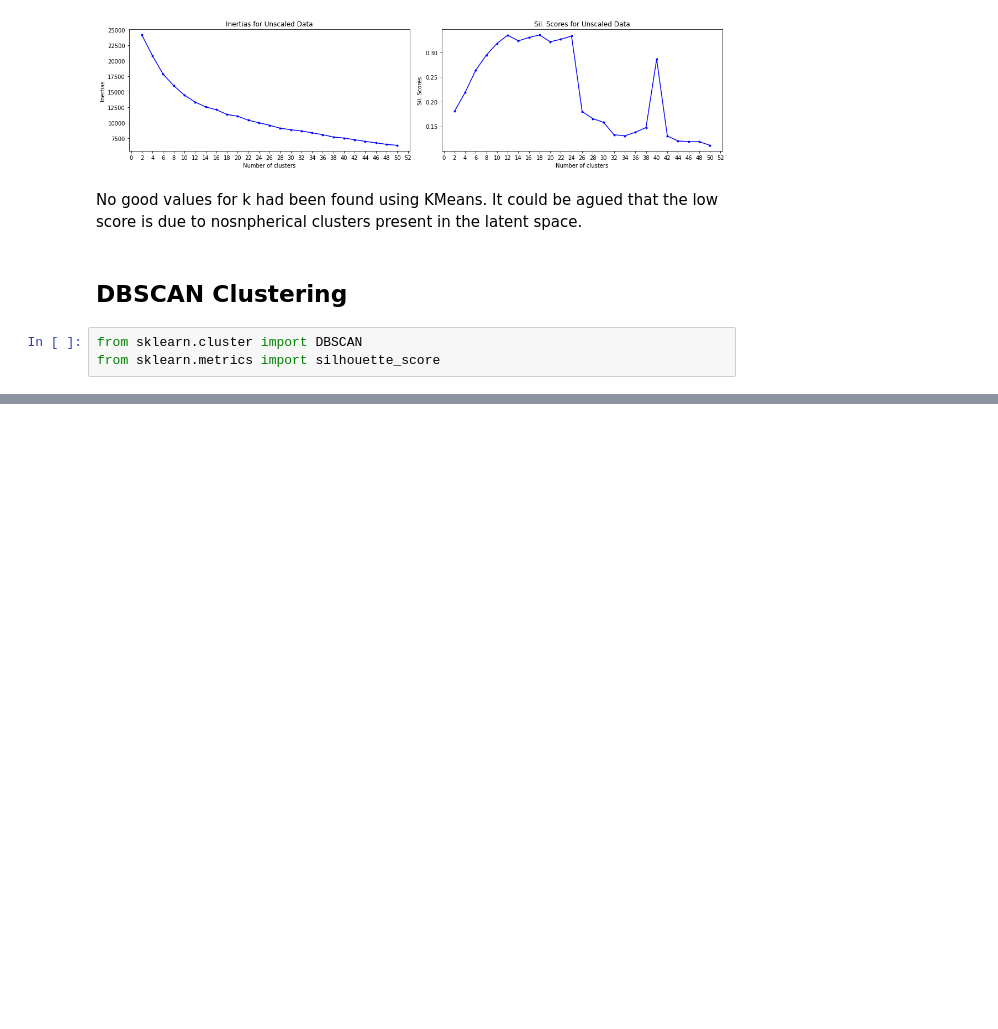
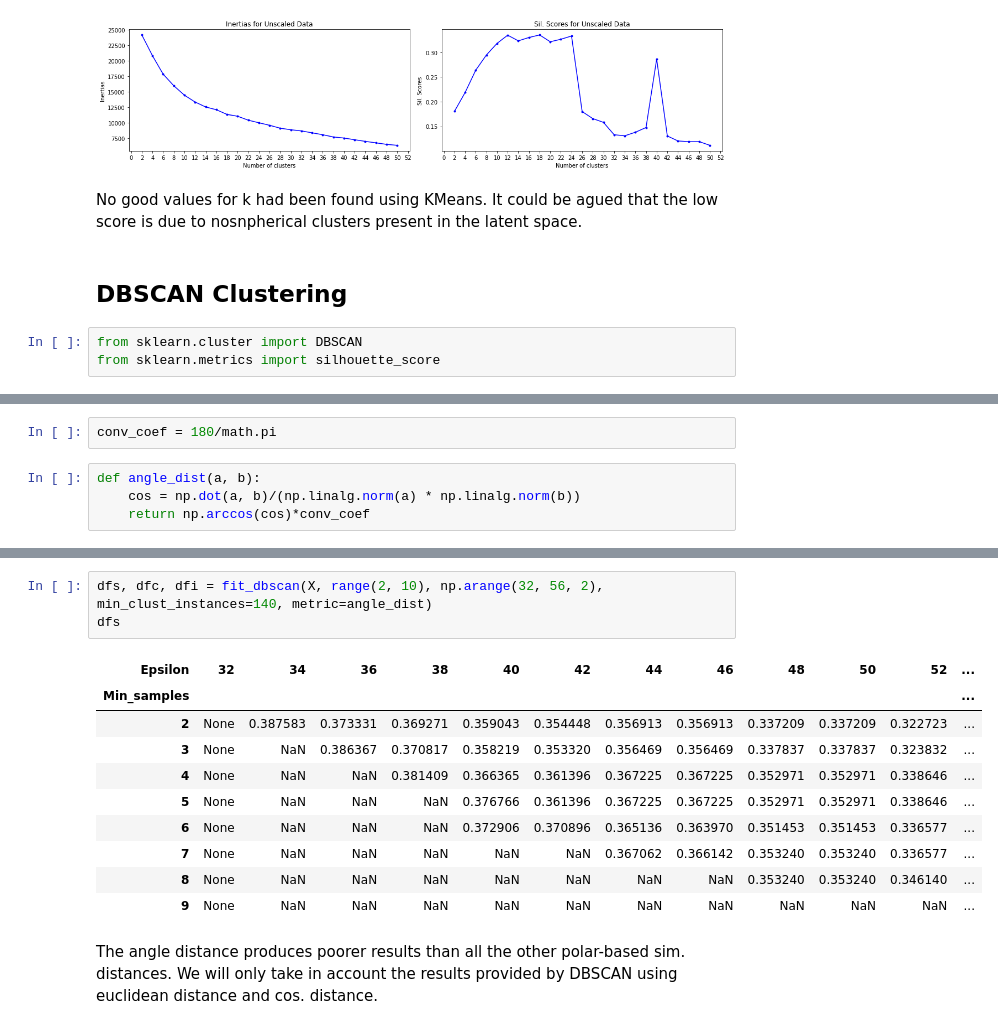
Before and after one commit to EstebanBrito/xai-ucm-unsup, a Jupyter notebook: notebooks/FeatsClustering.ipynb, the cells around one changed output, grey strips where cells are left out. Drawn from its saved outputs; the diff is of its cells as text; blank space fills up the shorter version.

```diff
--- a/notebooks/FeatsClustering.ipynb
+++ b/notebooks/FeatsClustering.ipynb
@@ -277,0 +340,6 @@ dfc
+# %%
+conv_coef = 180/math.pi
+# %%
+def angle_dist(a, b):
+    cos = np.dot(a, b)/(np.linalg.norm(a) * np.linalg.norm(b))
+    return np.arccos(cos)*conv_coef
@@ -277,0 +365,16 @@ dfc
+# %%
+dfs, dfc, dfi = fit_dbscan(X, range(2, 10), np.arange(32, 56, 2), min_clust_instances=140, metric=angle_dist)
+dfs
+# %% [output]
+| Epsilon | 32 | 34 | 36 | 38 | 40 | 42 | 44 | 46 | 48 | 50 | 52 | ... |
+| Min_samples |  |  |  |  |  |  |  |  |  |  |  | ... |
+| 2 | None | 0.387583 | 0.373331 | 0.369271 | 0.359043 | 0.354448 | 0.356913 | 0.356913 | 0.337209 | 0.337209 | 0.322723 | ... |
+| 3 | None | NaN | 0.386367 | 0.370817 | 0.358219 | 0.353320 | 0.356469 | 0.356469 | 0.337837 | 0.337837 | 0.323832 | ... |
+| 4 | None | NaN | NaN | 0.381409 | 0.366365 | 0.361396 | 0.367225 | 0.367225 | 0.352971 | 0.352971 | 0.338646 | ... |
+| 5 | None | NaN | NaN | NaN | 0.376766 | 0.361396 | 0.367225 | 0.367225 | 0.352971 | 0.352971 | 0.338646 | ... |
+| 6 | None | NaN | NaN | NaN | 0.372906 | 0.370896 | 0.365136 | 0.363970 | 0.351453 | 0.351453 | 0.336577 | ... |
+| 7 | None | NaN | NaN | NaN | NaN | NaN | 0.367062 | 0.366142 | 0.353240 | 0.353240 | 0.336577 | ... |
+| 8 | None | NaN | NaN | NaN | NaN | NaN | NaN | NaN | 0.353240 | 0.353240 | 0.346140 | ... |
+| 9 | None | NaN | NaN | NaN | NaN | NaN | NaN | NaN | NaN | NaN | NaN | ... |
+# %% [markdown]
+The angle distance produces poorer results than all the other polar-based sim. distances. We will only take in account the results provided by DBSCAN using euclidean distance and cos. distance.
```
Also changed, not shown: parts of 39 cells of this notebook, 1 other file.
